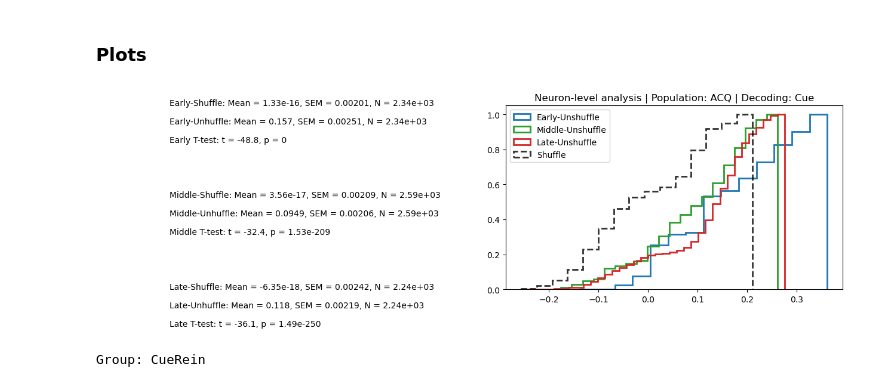
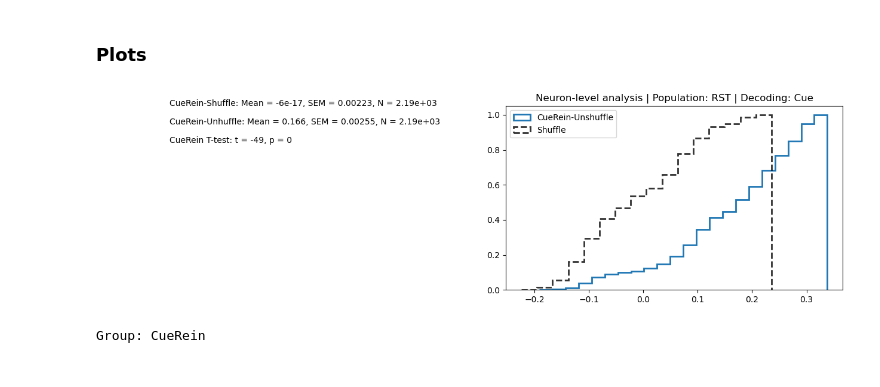
Before and after one commit to datasiansalsa/PFC_Self-Admin_Analysis, a Jupyter notebook: cue-analysis/cue/cue_analysis_JJB.ipynb, the cells around one changed output. Saved outputs shown, nothing was run; the diff lists cells and outputs as text; code cells hidden in the pictures.

```diff
--- a/cue-analysis/cue/cue_analysis_JJB.ipynb
+++ b/cue-analysis/cue/cue_analysis_JJB.ipynb
@@ -2293,8 +2294,8 @@ variable = 'Cue'
 numclusters = 4
 
 #initialize epochs
-baseline_epoch = [1, 8]
-response_epoch = [pre_window_size, pre_window_size+12]
+baseline_epoch = [0,-1]
+response_epoch = [0,-1]
 
 numshuffles = 1
 classification_accuracy = {}
@@ -2302,7 +2303,7 @@ uniquelabels = np.arange(numclusters)
 numneuronsincluster = np.nan*np.ones((numclusters,))
 # %%
 #date of iteration
-date = '6-19-23'
+date = '6-20-23'
 
 #decoding results base directory
 decoding_results_dir = r'C:\Users\%s\Dropbox\2P Imaging Projects\Beth\Josh\Repositories\PFC_Self-Admin_Analysis\PFC_Self-Admin_Analysis\cue-analysis\cue/results\decoding'%(user)
@@ -2333,6 +2334,7 @@ lines = ['Decoding: ' + str(decoding),
         'Space: ' + str(SPACE),
         'Classifier: ' + str(CLASSIFIER),
         'Cross-validation: ' + str(CROSS_VALIDATION),
+        'Standardization: ' + str(OBJECT),
         'Test size: ' + str(TEST_SIZE),
         'Num-iterations: ' + str(NUM_ITERATIONS)]
 
@@ -2387,9 +2389,9 @@ Overwrote text file for date: 6-19-23
 #make dictionaries
 
 #initialize group(s)
-groups = ['Early', 'Middle', 'Late', 'CueRein']
-indir_list = [acq_earlybasedir, acq_middlebasedir, acq_latebasedir, rst_cuedir]
-animals_of_interest_list = [early_animals_of_interest, middle_animals_of_interest, late_animals_of_interest, cue_animals_of_interest]
+groups = ['CueRein']
+indir_list = [rst_cuedir]
+animals_of_interest_list = [cue_animals_of_interest]
 
 classification_accuracy = {}
 print('========== STARTING ==========')
@@ -2408,7 +2410,7 @@ for index in range(len(groups)):
 
     numneuronstillnow = 0
     num_animals = 1
-    for animal in animals_of_interest:
+    for animal in animals_of_interest[:1]:
         fovs = next(os.walk(os.path.join(indir, animal)))[1]
         for fov in sorted(fovs):
             trials = np.load(os.path.join(indir, animal, fov, 'alignedActiveLeverCueData.npy'))
@@ -2464,6 +2466,8 @@ for index in range(len(groups)):
                     X = newactivity
                     X = X.reshape(len(y), int(np.size(newactivity)/len(y)))
                     X[np.where(np.isnan(X))] = np.nanmean(X)
+
+                    #running model
                     unshuffled_accuracy = estimator(X, y)
                     unshuffled_acc.append(unshuffled_accuracy)
                     classification_accuracy[group]['individualneurons']['unshuffled'][numneuronstillnow+neuron] = unshuffled_accuracy
@@ -2502,7 +2496,7 @@ Neuron: 181 of 181
 # %%
 #save dictionaries as .npy files
 
-groups = ['Early', 'Middle', 'Late', 'CueRein']
+groups = ['Late', 'CueRein']
 
 proceed = input('Proceed saving dictionaries? [y/n]')
 
@@ -2525,8 +2519,8 @@ Dictionaries made for: CueRein 6-19-23
 # %%
 #cdf plots for neurons
 
-population = 'ACQ'
-groups = ['Early', 'Middle', 'Late']
+population = 'RST'
+groups = ['CueRein']
 colors = (['tab:blue'], ['tab:green'],['tab:red'])
 ls = ['--','solid']
 
@@ -2559,34 +2553,34 @@ for g, group in enumerate(groups):
         linestyle = ('-'), bins = 'auto', color = colors[g], linewidth=2)
 
     all_shuffle_for_variable = np.append(all_shuffle_for_variable, d[variable][group][1])
     if g == len(groups)-1:
         plt.hist((temp_shuffle_nonans),  density=True, cumulative=True,\
             label = 'Shuffle', histtype='step',\
             linestyle = ('--'), bins ='auto', color = 'k', alpha=.8,linewidth=2)
 
     ax[0].text(.2,1-g*.5,'%s-Shuffle: Mean = '%(group) + '{0:.3g}'.format(np.mean(temp_shuffle_nonans)) + \
         ', SEM = ' + '{0:.3g}'.format(stats.sem(temp_shuffle_nonans)) + ', N = ' + '{0:.3g}'.format(len(temp_shuffle_nonans)))
     ax[0].text(.2, .9-g*.5,'%s-Unhuffle: Mean = '%(group) + '{0:.3g}'.format(np.mean(temp_unshuffle_nonans)) + \
         ', SEM = ' + '{0:.3g}'.format(stats.sem(temp_unshuffle_nonans)) + ', N = ' + '{0:.3g}'.format(len(temp_unshuffle_nonans)))
     t, p = stats.ttest_ind(temp_shuffle_nonans,\
         temp_unshuffle_nonans, equal_var=False)
     ax[0].text(.2, .8-g*.5, '%s T-test: t = '%(group) + '{0:.3g}'.format(t) + ', p = ' + '{0:.3g}'.format(p))
 
 ax[0].get_xaxis().set_visible(False)
 ax[0].get_yaxis().set_visible(False)
 ax[0].spines['top'].set_visible(False)
 ax[0].spines['right'].set_visible(False)
 ax[0].spines['left'].set_visible(False)
 ax[0].spines['bottom'].set_visible(False)
 
 plt.legend(loc=2)
 plt.title('%s-level analysis | Population: %s | Decoding: %s'%(decoding, population, variable))
 
 plt.savefig(os.path.join(iteration_results, 'PFC-HeroinSA_%s-%s.PDF'%(group, population)), format = 'PDF')
 
 plt.show()
 # %% [output]
-[figure, old version]
+[figure, new version]
 # %%
 #cdf plots for clusters
 
```
Also changed, not shown: parts of 5 cells of this notebook, 4 other files.
